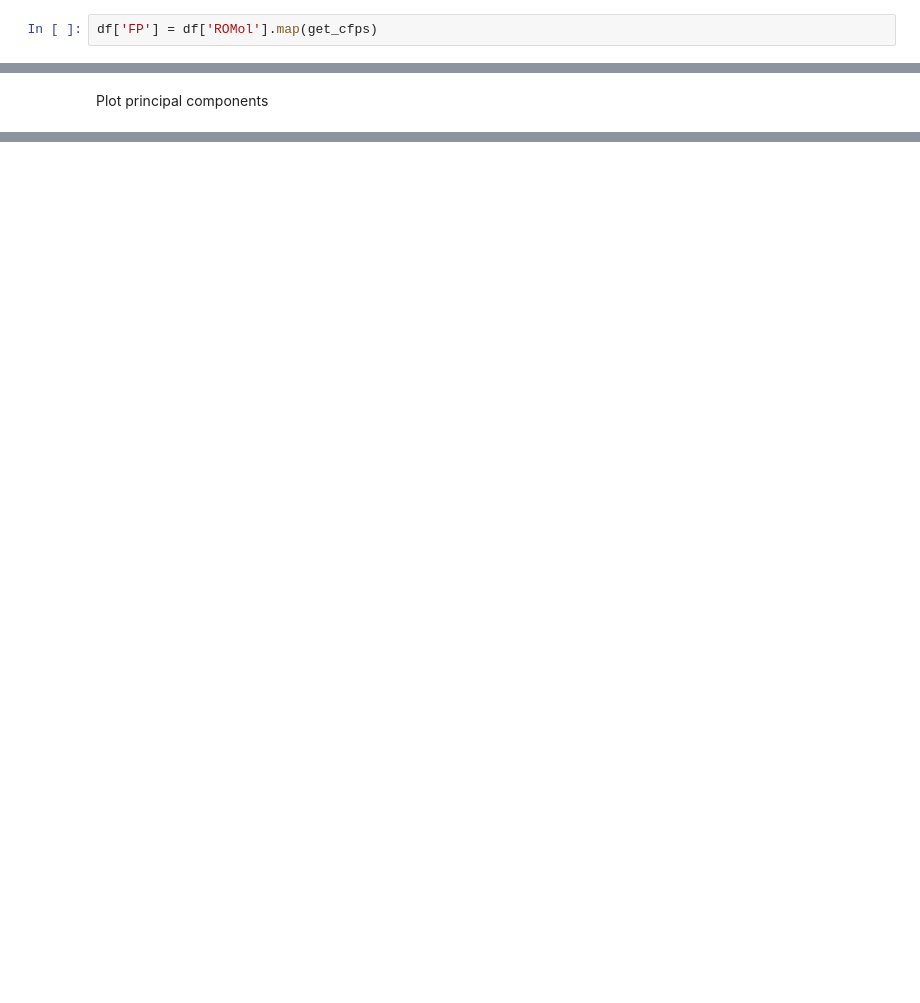
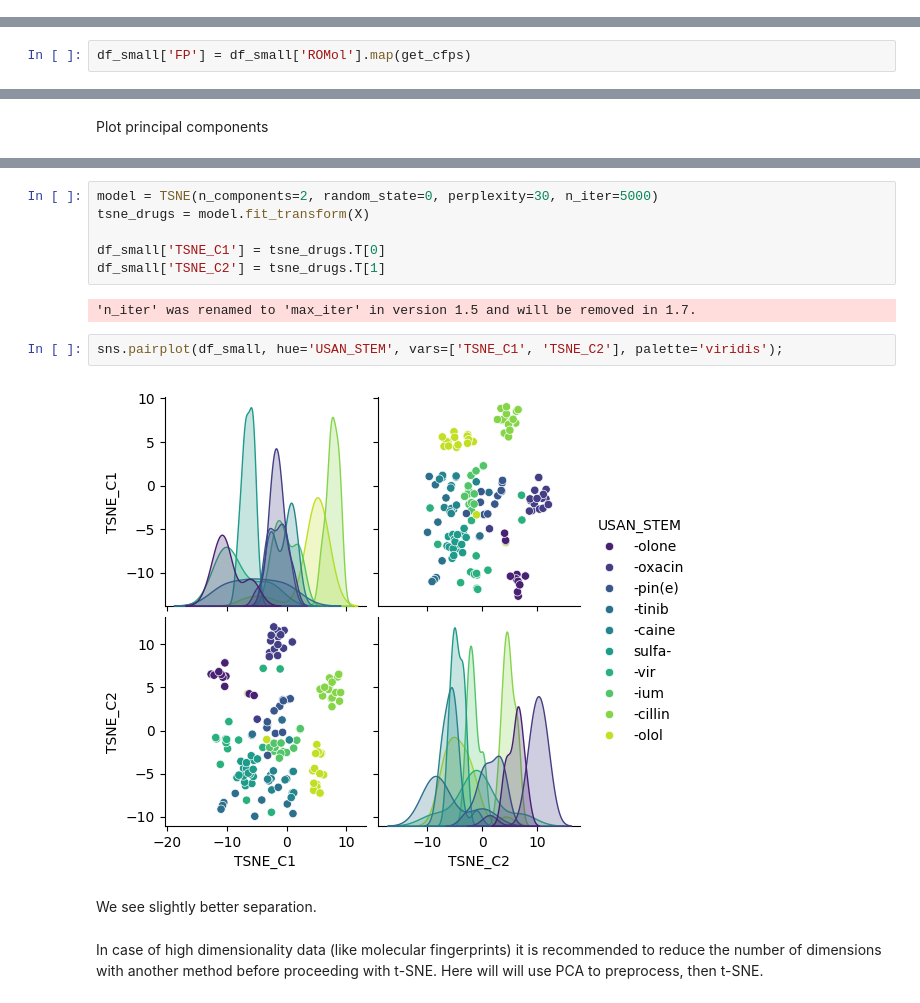
Before and after one commit to Areej17-eng/9th_workshop_ml_for_molecules, a Jupyter notebook: Thursday/Day4_dimensionality_reduction_notebook.ipynb, the cells around one changed output, grey strips where cells are left out. Saved outputs shown, nothing was run; the diff lists cells and outputs as text; blank space fills up the shorter version.

```diff
--- a/Thursday/Day4_dimensionality_reduction_notebook.ipynb
+++ b/Thursday/Day4_dimensionality_reduction_notebook.ipynb
@@ -281,3 +255 @@ Calculate fingerprints
-# %%
-df['FP'] = df['ROMol'].map(get_cfps)
 # %% [markdown]
@@ -291,2 +321,4 @@ len(df_small)
+# %%
+df_small['FP'] = df_small['ROMol'].map(get_cfps)
 # %% [markdown]
 ### PCA analysis
@@ -315,0 +382,16 @@ sns.pairplot(df_small, hue='USAN_STEM', vars=['PC1', 'PC2', 'PC3'], palette='vir
+# %%
+model = TSNE(n_components=2, random_state=0, perplexity=30, n_iter=5000)
+tsne_drugs = model.fit_transform(X)
+
+df_small['TSNE_C1'] = tsne_drugs.T[0]
+df_small['TSNE_C2'] = tsne_drugs.T[1]
+# %% [output]
+'n_iter' was renamed to 'max_iter' in version 1.5 and will be removed in 1.7.
+# %%
+sns.pairplot(df_small, hue='USAN_STEM', vars=['TSNE_C1', 'TSNE_C2'], palette='viridis');
+# %% [output]
+[figure, added]
+# %% [markdown]
+We see slightly better separation.
+# %% [markdown]
+In case of high dimensionality data (like molecular fingerprints) it is recommended to reduce the number of dimensions with another method before proceeding with t-SNE. Here will will use PCA to preprocess, then t-SNE.
```
Also changed, not shown: parts of 38 cells of this notebook.
